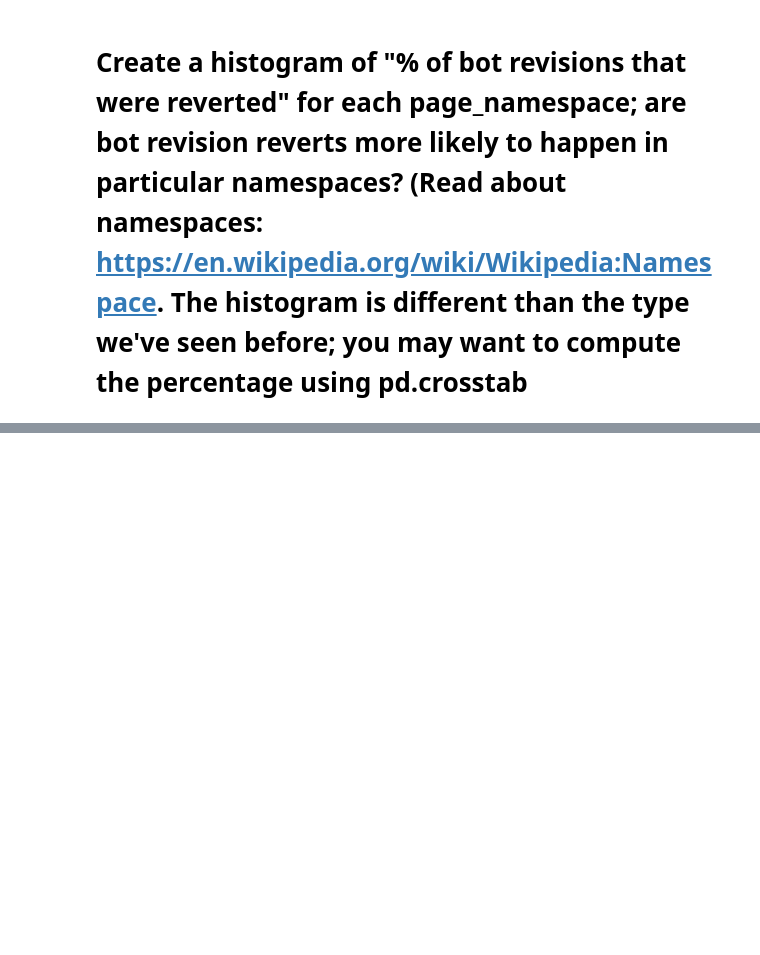
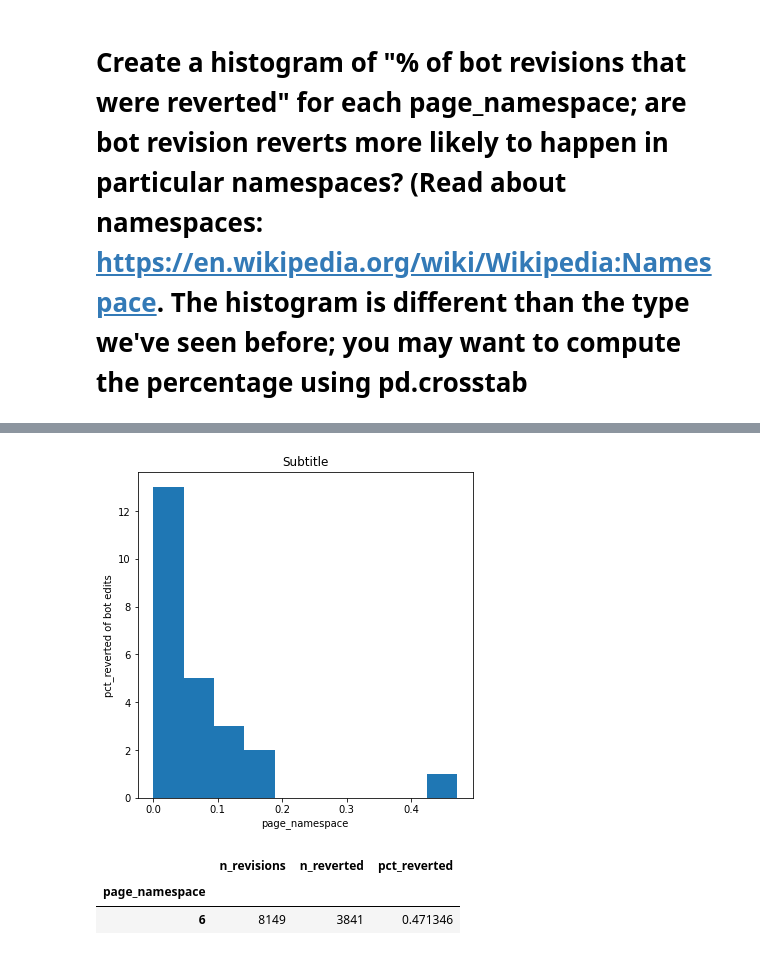
Before and after one commit to levon003/wiki-ores-feedback, a Jupyter notebook: reu2021/analysis_abby.ipynb, the cells around one changed output, grey strips where cells are left out. Drawn from its saved outputs; the diff is of its cells as text; code cells hidden in the pictures; blank space fills up the shorter version.

```diff
--- a/reu2021/analysis_abby.ipynb
+++ b/reu2021/analysis_abby.ipynb
@@ -353,3 +289,16 @@ NameError: name 'x' is not defined
 # %% [markdown]
 Create a histogram of "% of bot revisions that were reverted" for each page_namespace; are bot revision reverts more likely to happen in particular namespaces? (Read about namespaces: https://en.wikipedia.org/wiki/Wikipedia:Namespace. The histogram is different than the type we've seen before; you may want to compute the percentage using pd.crosstab
 ===
+# %%
+grouped_bots_namespaces = df[df.user_is_bot].groupby('page_namespace')
+
+namespace_df = grouped_bots_namespaces.agg({
+    'rev_id': len,
+    'is_reverted': np.sum,
+}).rename(columns={
+    'rev_id': 'n_revisions',
+    'is_reverted': 'n_reverted',
+})
+namespace_df['pct_reverted'] = namespace_df.n_reverted / namespace_df.n_revisions
+
+namespace_df
@@ -355,0 +340,17 @@ Create a histogram of "% of bot revisions that were reverted" for each page_name
+# %%
+fig, axes = plt.subplots(1, 1, figsize=(6, 6))
+
+axes.set_ylabel("pct_reverted of bot edits")
+axes.set_xlabel("page_namespace")
+axes.hist(namespace_df.pct_reverted, bins = 10)
+axes.set_title("Subtitle")
+
+plt.show()
+# %% [output]
+[figure, added]
+# %%
+namespace_df[namespace_df.pct_reverted>.4]
+# %% [output]
+|  | n_revisions | n_reverted | pct_reverted |
+| page_namespace |  |  |  |
+| 6 | 8149 | 3841 | 0.471346 |
```
Also changed, not shown: parts of 17 cells of this notebook.
